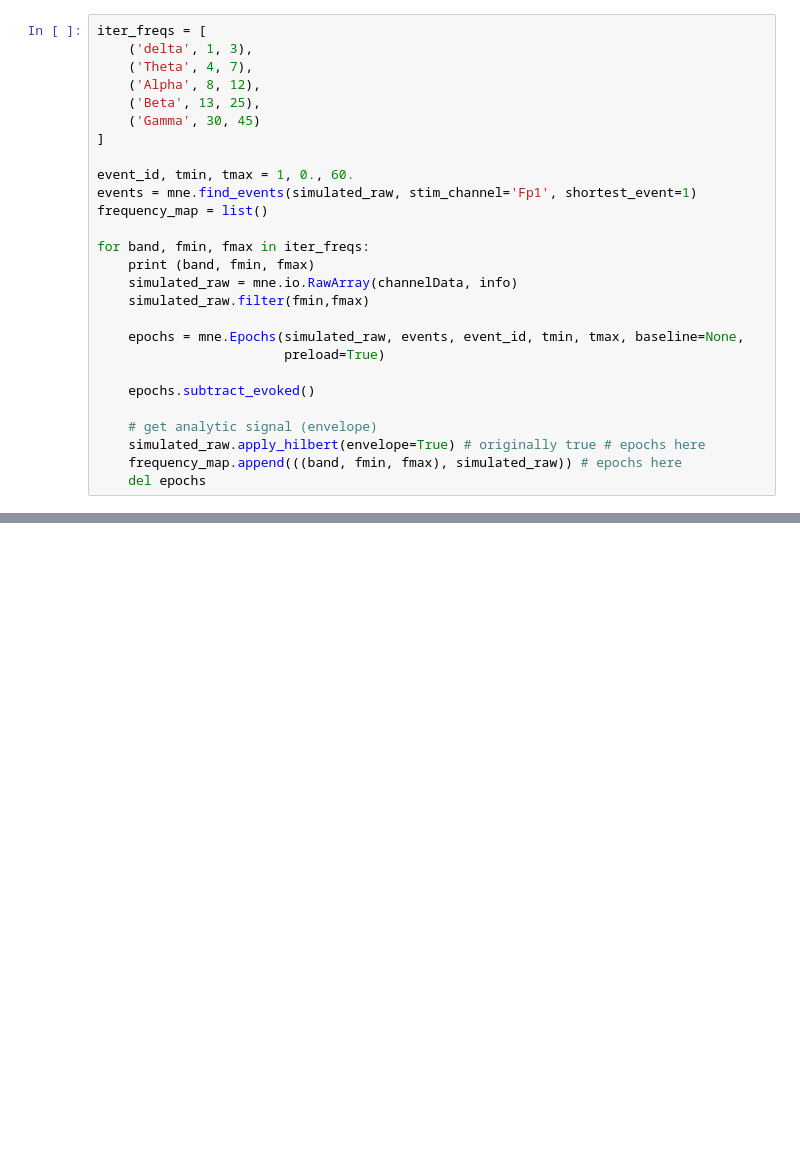
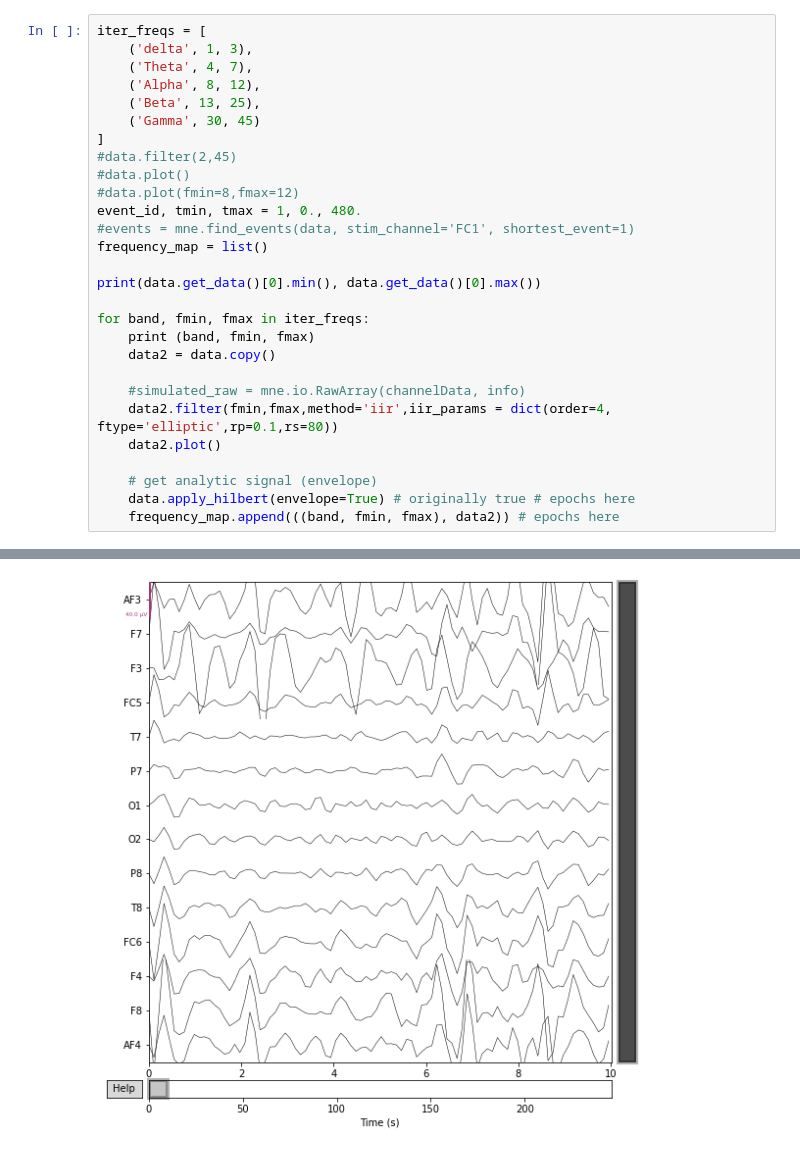
Before and after one commit to ChaseCarthen/EEG-Example-Workflow, a Jupyter notebook: examples.ipynb, the cells around one changed output, grey strips where cells are left out. Drawn from its saved outputs; the diff is of its cells as text; blank space fills up the shorter version.

```diff
--- a/examples.ipynb
+++ b/examples.ipynb
@@ -84,23 +57,24 @@ iter_freqs = [
     ('Beta', 13, 25),
     ('Gamma', 30, 45)
 ]
+#data.filter(2,45)
+#data.plot()
+#data.plot(fmin=8,fmax=12)
+event_id, tmin, tmax = 1, 0., 480.
+#events = mne.find_events(data, stim_channel='FC1', shortest_event=1)
+frequency_map = list()
 
-event_id, tmin, tmax = 1, 0., 60.
-events = mne.find_events(simulated_raw, stim_channel='Fp1', shortest_event=1)
-frequency_map = list()
+print(data.get_data()[0].min(), data.get_data()[0].max())
 
 for band, fmin, fmax in iter_freqs:
     print (band, fmin, fmax)
-    simulated_raw = mne.io.RawArray(channelData, info)
-    simulated_raw.filter(fmin,fmax)
+    data2 = data.copy()
 
-    epochs = mne.Epochs(simulated_raw, events, event_id, tmin, tmax, baseline=None,
-                        preload=True)
-
-    epochs.subtract_evoked()
+    #simulated_raw = mne.io.RawArray(channelData, info)
+    data2.filter(fmin,fmax,method='iir',iir_params = dict(order=4, ftype='elliptic',rp=0.1,rs=80))
+    data2.plot()
 
     # get analytic signal (envelope)
-    simulated_raw.apply_hilbert(envelope=True) # originally true # epochs here
-    frequency_map.append(((band, fmin, fmax), simulated_raw)) # epochs here
-    del epochs
+    data.apply_hilbert(envelope=True) # originally true # epochs here
+    frequency_map.append(((band, fmin, fmax), data2)) # epochs here
 # %% [output]
@@ -123,0 +93 @@ FIR filter parameters
+[figure, added]
```
Also changed, not shown: parts of 19 cells of this notebook.
